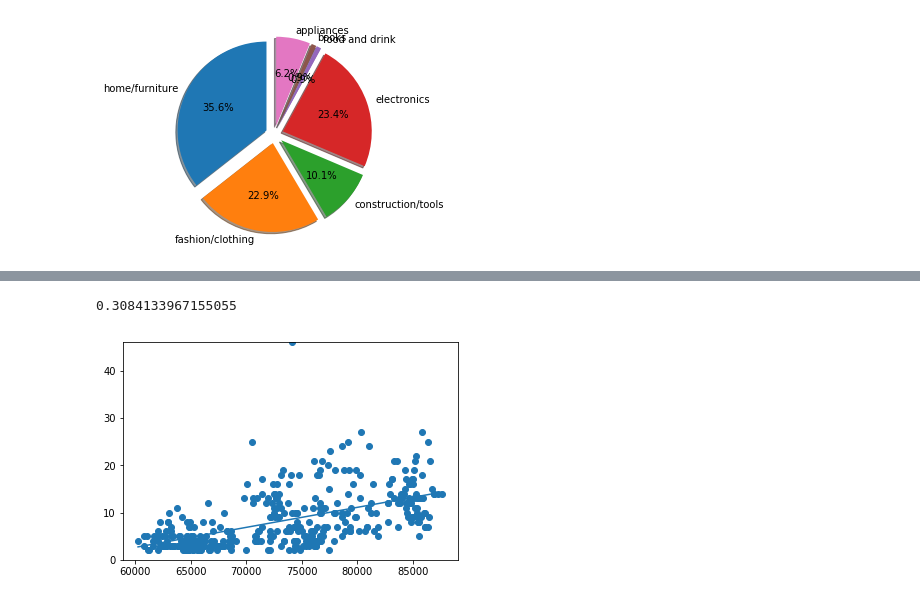
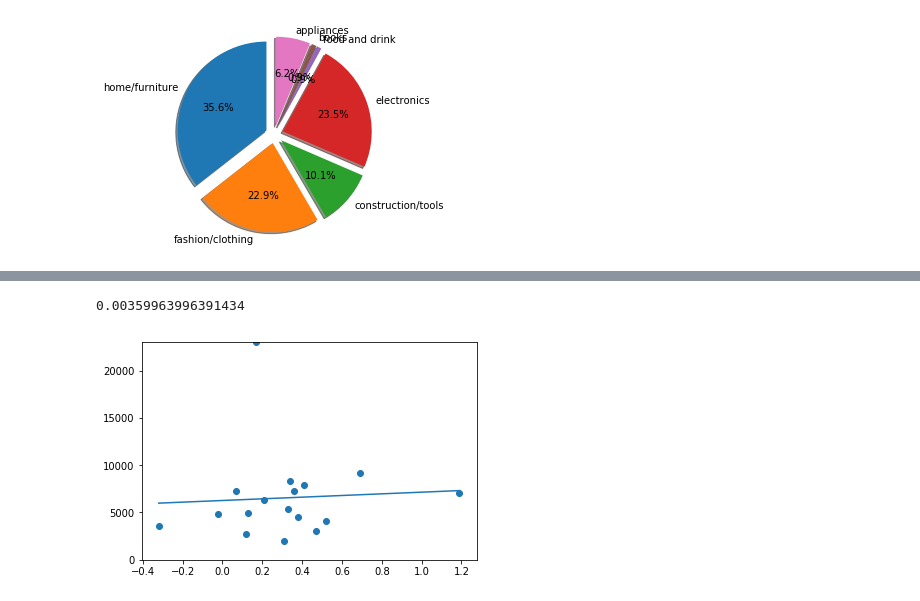
Before and after one commit to BShim92/BrazilianECommerce, a Jupyter notebook: ECommerceDataMerge.ipynb, the cells around one changed output, grey strips where cells are left out. Drawn from its saved outputs; the diff is of its cells as text; code cells hidden in the pictures.

```diff
--- a/ECommerceDataMerge.ipynb
+++ b/ECommerceDataMerge.ipynb
@@ -133,11 +133,17 @@ CPI_df['month'] = pd.to_datetime(CPI_df['month'])
 CPI_df['month'] = CPI_df['month'].dt.strftime('%m/%y')
 #CPI_df.head()
 # %%
+days = 10
+
 BOV_df = pd.DataFrame(responseBOV['dataset']['data'])
 
-BOV_df = BOV_df.rename(index=str, columns={0: "day", 1: "EMP"})
+BOV_df = BOV_df.rename(index=str, columns={0: "day", 1: "BOV"})
 
 BOV_df['day'] = pd.to_datetime(BOV_df['day'])
 BOV_df['day'] = BOV_df['day'].dt.strftime('%m/%d/%y')
+BOV_df['BOV'] = pd.to_numeric(BOV_df['BOV'])
+BOV_df = BOV_df.sort_values(by = 'day', ascending = True)
+BOV_df['BOVdiff'] = BOV_df['BOV'].diff(periods = days)
+BOV_df['BOVma'] = BOV_df['BOV'].rolling(window = days).mean()
 BOV_df.head()
 # %% [output]
@@ -249 +234,4 @@ mergedf
+# %%
+#Rid of black friday
+mergedf = mergedf.loc[mergedf['day'] != '11/24/17']
 # %%
@@ -322,23 +435,23 @@ mergedf
 # %%
-#scatter for EMP and cateogries
+#scatter for CPI
+#probably not usable
 
-groupdf = mergedf.groupby(['EMP', 'category'])
+groupdf = mergedf.groupby('CPI')
 groupdf = groupdf.count()
 #sum of prices
 #groupdf = groupdf.sum()
 groupdf.reset_index(inplace = True)
 #why are there sum of prices at 0? no data from those dates?
 groupdf = groupdf.loc[groupdf['price'] > 1]
-#change categories
-groupdf = groupdf.loc[groupdf['category'] == 'auto']
 
-plt.scatter(groupdf['EMP'], groupdf['price'])
+
+plt.scatter(groupdf['CPI'], groupdf['price'])
 plt.ylim(0, max(groupdf['price']))
-(slopeEMP, interceptEMP, rEMP, _, _) = linregress(groupdf['EMP'], groupdf['price'])
+(slopeEMP, interceptEMP, rEMP, _, _) = linregress(groupdf['CPI'], groupdf['price'])
 
-fitEMP = slopeEMP * groupdf['EMP'] + interceptEMP
-plt.plot(groupdf['EMP'], fitEMP)
+fitEMP = slopeEMP * groupdf['CPI'] + interceptEMP
+plt.plot(groupdf['CPI'], fitEMP)
 print(rEMP**2)
 # %% [output]
-0.3084133967155055
+0.00359963996391434
-[figure, old version]
+[figure, new version]
```
Also changed, not shown: parts of 18 cells of this notebook.
